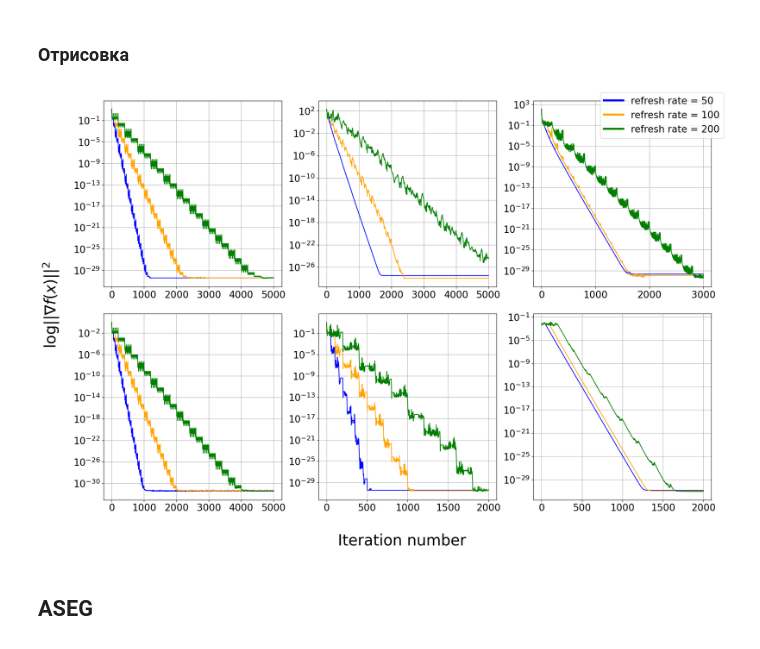
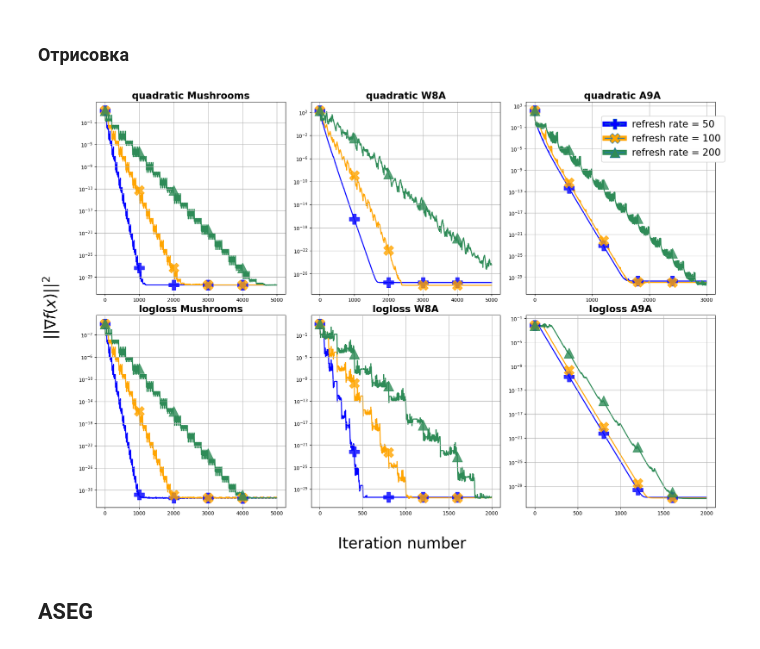
Before and after one commit to DegKir/ASEG_tests, a Jupyter notebook: Tests.ipynb, the cells around one changed output. Drawn from its saved outputs; the diff is of its cells as text; code cells hidden in the pictures.

Commit message:
new SVRG data, logloss w8a fixes, graphics update

```diff
--- a/Tests.ipynb
+++ b/Tests.ipynb
@@ -1537,12 +1597,11 @@ for manager in saveManagerList:
     data.append(manager.getLogsFromCSV()[1])
     dataNames.append(manager.getLogsFromCSV()[0])
 # %%
-colorsMap = {'50':'blue', '100':'orange', '200':'green'}
 plotter = SixPlotter(legendNames = [dataNames[0], dataNames[1], dataNames[2], dataNames[3], dataNames[4], dataNames[5]],
                        listOfListsOfLogs = [data[0], data[1], data[2], data[3], data[4], data[5]])
-plotter.plot(stepLimiter = [5000, 5000, 3000, 5000, 2000, 2000], colorsMap = colorsMap)
+plotter.plot(stepLimiter = [5000, 5000, 3000, 5000, 2000, 2000], markersSteps = [1000, 1000, 600, 1000, 400, 400])
 # %% [output]
-[figure, old version]
+[figure, new version]
 # %% [markdown]
 ## ASEG
 # %%
```
Also changed, not shown: parts of 18 cells of this notebook, 9 other files.
